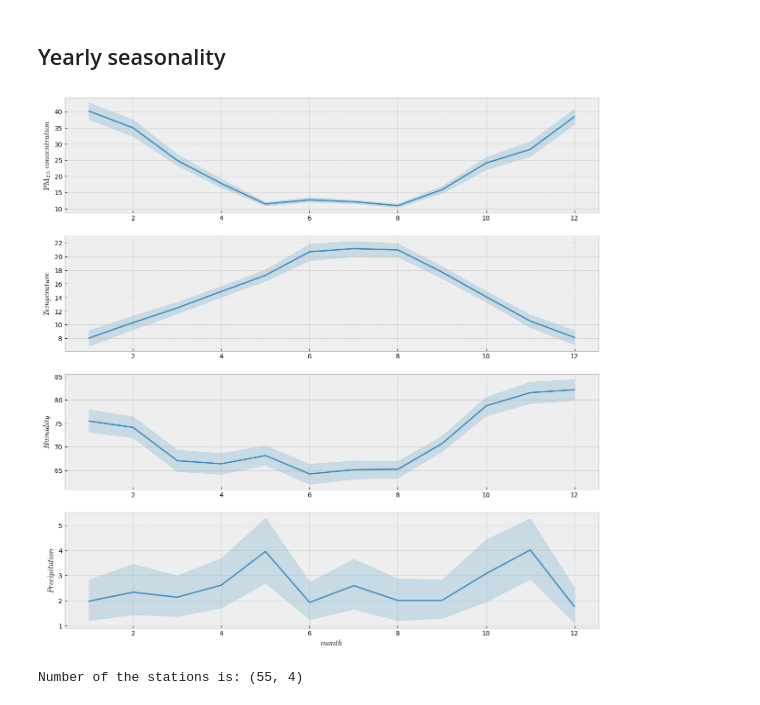
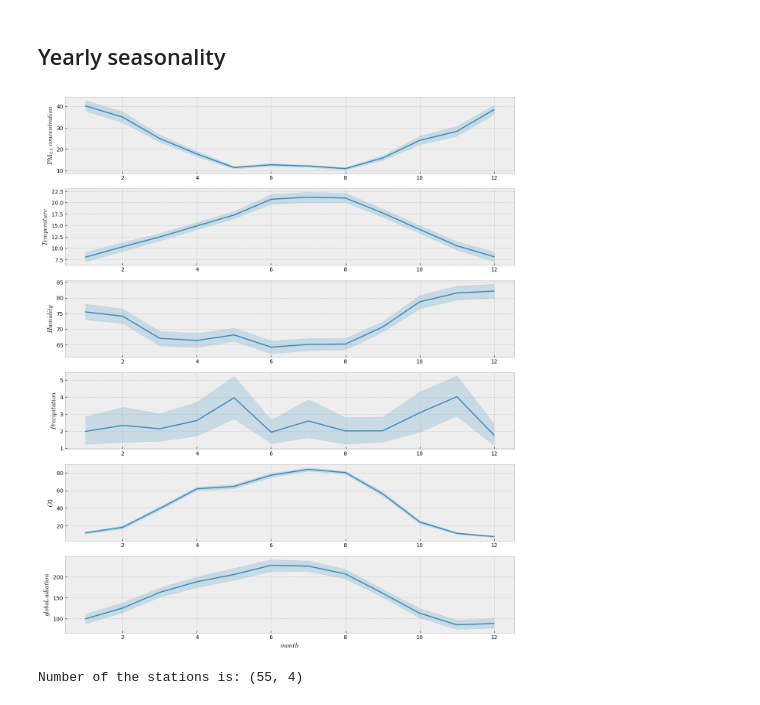
Before and after one commit to behzad89/Spatiotemporal_PM25_Milan_Model, a Jupyter notebook: notebooks/01_EDA.ipynb, the cells around one changed output. Drawn from its saved outputs; the diff is of its cells as text; code cells hidden in the pictures.

```diff
--- a/notebooks/01_EDA.ipynb
+++ b/notebooks/01_EDA.ipynb
@@ -188,32 +188,44 @@ plt.show()
 # %% [markdown]
 ## Yearly seasonality
 # %%
-fig, ax = plt.subplots(nrows=4, figsize=[15, 15])
+fig, ax = plt.subplots(nrows=6, figsize=[15, 18])
 sns.lineplot(data=data_daily_avg, y="pm25", x="month",ax=ax[0])
 
 ax[0].set_ylabel("$\\mathrm{PM}_{2.5}\ concentration$")
 ax[0].set_xlabel("")
 
 
 sns.lineplot(data=data_daily_avg, y="temperature", x="month",ax=ax[1])
 
 ax[1].set_ylabel("$Temperature$")
 ax[1].set_xlabel("")
 
 sns.lineplot(data=data_daily_avg, y="humidity", x="month",ax=ax[2])
 
 ax[2].set_ylabel("$Humidity$")
 ax[2].set_xlabel("")
 
 sns.lineplot(data=data_daily_avg, y="precipitation", x="month",ax=ax[3])
 
 ax[3].set_ylabel("$Precipitation$")
-ax[3].set_xlabel("$month$")
+ax[3].set_xlabel("")
 
-# plt.savefig("../results/figures/yearly_seasonality", dpi=300,bbox_inches="tight")
+
+sns.lineplot(data=data_daily_avg, y="o3", x="month",ax=ax[4])
+
+ax[4].set_ylabel("$O3$")
+ax[4].set_xlabel("")
+
+
+sns.lineplot(data=data_daily_avg, y="global_radiation", x="month",ax=ax[5])
+
+ax[5].set_ylabel("$global_radiation$")
+ax[5].set_xlabel("$month$")
+
+plt.savefig("../results/figures/yearly_seasonality", dpi=300,bbox_inches="tight")
 plt.show()
 # %% [output]
-[figure, old version]
+[figure, new version]
 # %%
 average_pm25_stations = data.groupby(['lat', 'lng'])['pm25'].mean().reset_index()
 stations = gpd.GeoDataFrame(average_pm25_stations,geometry=gpd.points_from_xy(average_pm25_stations.lng, average_pm25_stations.lat, crs=4326))
```
Also changed, not shown: parts of 1 cell of this notebook, 2 other files.
